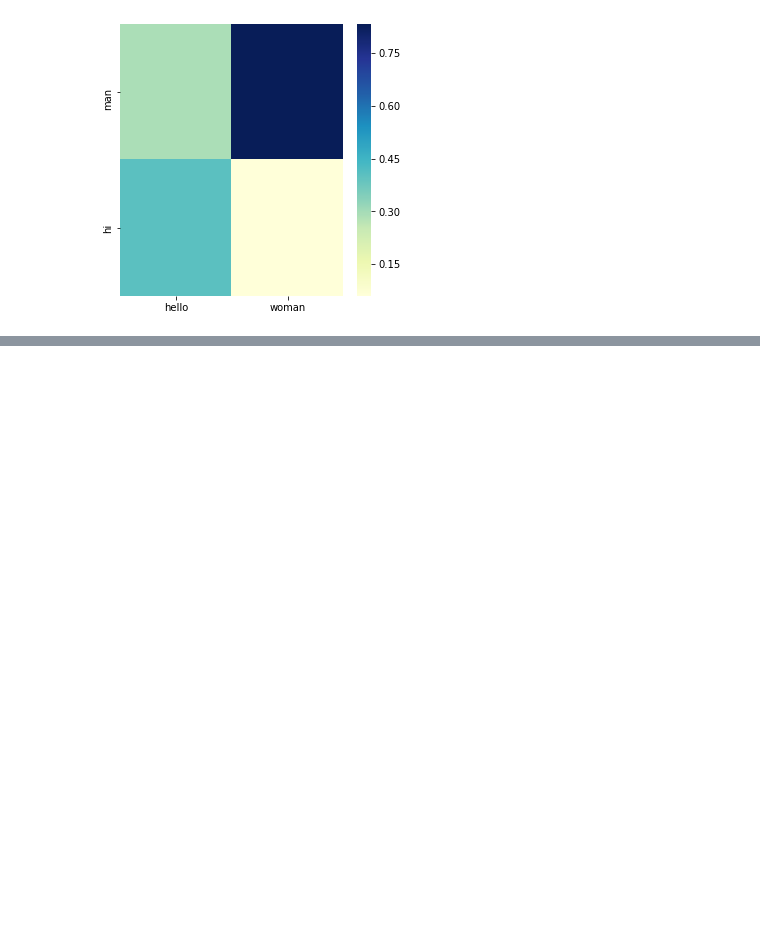
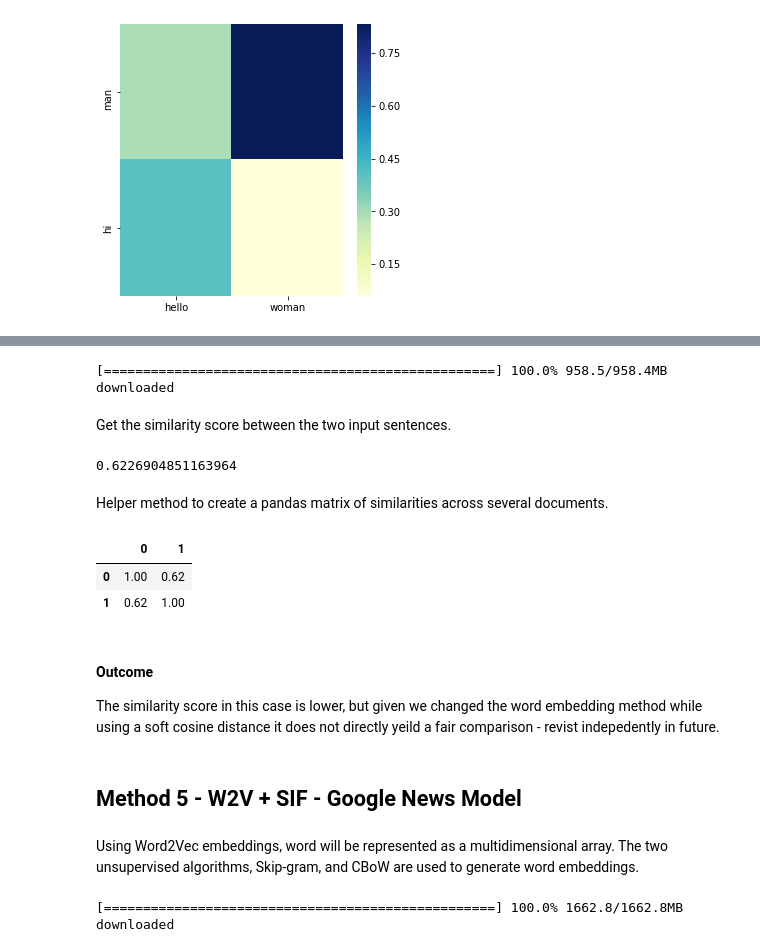
Before and after one commit to jordantoaster/machine-learning-blueprints, a Jupyter notebook: matching/text/text_matching_techniques.ipynb, the cells around one changed output, grey strips where cells are left out. Drawn from its saved outputs; the diff is of its cells as text; code cells hidden in the pictures; blank space fills up the shorter version.

```diff
--- a/matching/text/text_matching_techniques.ipynb
+++ b/matching/text/text_matching_techniques.ipynb
@@ -202,0 +273,52 @@ heat_map_matrix_between_two_sentences('hi, man','hello, woman')
+# %%
+from gensim.matutils import softcossim
+from gensim import corpora
+from gensim.utils import simple_preprocess
+import gensim.downloader as api
+
+# Get the fast text embedding model
+fasttext_model300 = api.load('fasttext-wiki-news-subwords-300')
+# %% [output]
+[==================================================] 100.0% 958.5/958.4MB downloaded
+# %%
+documents = [ss1, ss2]
+
+# Prepare a dictionary and a corpus.
+dictionary = corpora.Dictionary([simple_preprocess(doc) for doc in documents])
+
+# Prepare the similarity matrix
+similarity_matrix = fasttext_model300.similarity_matrix(dictionary, tfidf=None, threshold=0.0, exponent=2.0, nonzero_limit=100)
+# %%
+# Convert the sentences into bag-of-words vectors.
+sent_1 = dictionary.doc2bow(simple_preprocess(ss1))
+sent_2 = dictionary.doc2bow(simple_preprocess(ss2))
+sentences = [sent_1, sent_2]
+# %% [markdown]
+Get the similarity score between the two input sentences.
+# %%
+print(softcossim(sent_1, sent_2, similarity_matrix))
+# %% [output]
+0.6226904851163964
+# %% [markdown]
+Helper method to create a pandas matrix of similarities across several documents.
+# %%
+import numpy as np
+import pandas as pd
+
+def create_soft_cossim_matrix(sentences):
+    len_array = np.arange(len(sentences))
+    xx, yy = np.meshgrid(len_array, len_array)
+    cossim_mat = pd.DataFrame([[round(softcossim(sentences[i],sentences[j], similarity_matrix) ,2) for i, j in zip(x,y)] for y, x in zip(xx, yy)])
+    return cossim_mat
+
+create_soft_cossim_matrix(sentences)
+# %% [output]
+|  | 0 | 1 |
+| 0 | 1.00 | 0.62 |
+| 1 | 0.62 | 1.00 |
+# %% [markdown]
+#### Outcome
+
+The similarity score in this case is lower, but given we changed the word embedding method while using a soft cosine distance it does not directly yeild a fair comparison - revist indepedently in future.
+# %% [markdown]
+## Method 5 - W2V + SIF - Google News Model
@@ -202,0 +334,7 @@ heat_map_matrix_between_two_sentences('hi, man','hello, woman')
+# %% [markdown]
+Using Word2Vec embeddings, word will be represented as a multidimensional array. The two unsupervised algorithms, Skip-gram, and CBoW are used to generate word embeddings.
+# %%
+from gensim.models import Word2Vec
+word_emb_model = api.load('word2vec-google-news-300')
+# %% [output]
+[==================================================] 100.0% 1662.8/1662.8MB downloaded
```
Also changed, not shown: parts of 32 cells of this notebook, 1 other file.
